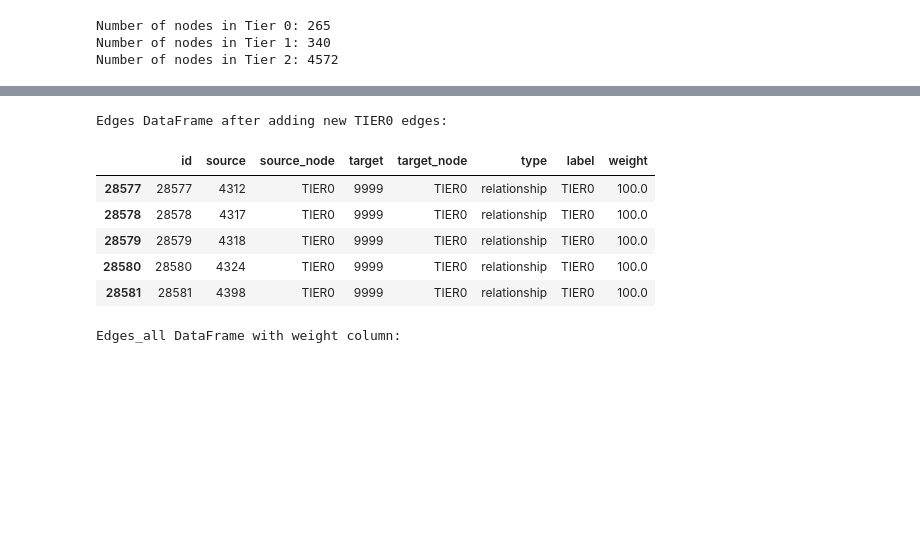
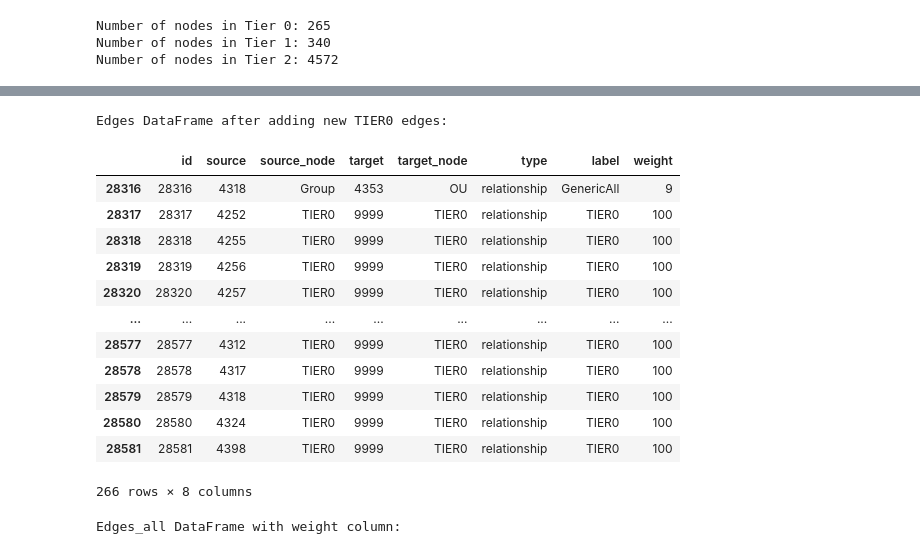
Before and after one commit to markajbell/BH, a Jupyter notebook: Stats_vul_5k.ipynb, the cells around one changed output, grey strips where cells are left out. Cells and saved outputs as stored; diff of their text form; code cells hidden in the pictures; blank space fills up the shorter version.

```diff
--- a/Stats_vul_5k.ipynb
+++ b/Stats_vul_5k.ipynb
@@ -391,0 +343,3 @@ memory usage: 1.5+ MB
+# %%
+edges = edges[:-265]
+edges.tail()
@@ -393,39 +354,47 @@ memory usage: 1.5+ MB
 # prompt: for each value in tier0_node_ids add a new record in edges where start = value and end = new_node_id, label=TIER0,weight=100 id=id+1
 
 # Get the maximum existing edge ID
 max_edge_id = edges['id'].max()
 max_edge_id
+i=1
 new_edges = []
 for i, tier0_id in enumerate(tier0_node_ids):
     new_edge = {
         'type': 'relationship',  # Assuming type is always 'relationship' for edges
         'source': tier0_id,
         'source_node': 'TIER0',
         'target_node': 'TIER0',
         'target': new_node_id,
         'label': 'TIER0',
         'weight': 100,
         'id': max_edge_id + i + 1 # Assign a unique ID
     }
     new_edges.append(new_edge)
 
 # Convert the list of new edges to a DataFrame
 new_edges_df = pd.DataFrame(new_edges)
 
 # Concatenate the new edges DataFrame with the existing edges DataFrame
 edges = pd.concat([edges, new_edges_df], ignore_index=True)
 
 # Display the last few rows to confirm the addition
 print("Edges DataFrame after adding new TIER0 edges:")
-display(edges.tail())
+display(edges.tail(266))
 # %% [output]
 Edges DataFrame after adding new TIER0 edges:
 |  | id | source | source_node | target | target_node | type | label | weight |
-| 28577 | 28577 | 4312 | TIER0 | 9999 | TIER0 | relationship | TIER0 | 100.0 |
-| 28578 | 28578 | 4317 | TIER0 | 9999 | TIER0 | relationship | TIER0 | 100.0 |
-| 28579 | 28579 | 4318 | TIER0 | 9999 | TIER0 | relationship | TIER0 | 100.0 |
-| 28580 | 28580 | 4324 | TIER0 | 9999 | TIER0 | relationship | TIER0 | 100.0 |
-| 28581 | 28581 | 4398 | TIER0 | 9999 | TIER0 | relationship | TIER0 | 100.0 |
+| 28316 | 28316 | 4318 | Group | 4353 | OU | relationship | GenericAll | 9 |
+| 28317 | 28317 | 4252 | TIER0 | 9999 | TIER0 | relationship | TIER0 | 100 |
+| 28318 | 28318 | 4255 | TIER0 | 9999 | TIER0 | relationship | TIER0 | 100 |
+| 28319 | 28319 | 4256 | TIER0 | 9999 | TIER0 | relationship | TIER0 | 100 |
+| 28320 | 28320 | 4257 | TIER0 | 9999 | TIER0 | relationship | TIER0 | 100 |
+| ... | ... | ... | ... | ... | ... | ... | ... | ... |
+| 28577 | 28577 | 4312 | TIER0 | 9999 | TIER0 | relationship | TIER0 | 100 |
+| 28578 | 28578 | 4317 | TIER0 | 9999 | TIER0 | relationship | TIER0 | 100 |
+| 28579 | 28579 | 4318 | TIER0 | 9999 | TIER0 | relationship | TIER0 | 100 |
+| 28580 | 28580 | 4324 | TIER0 | 9999 | TIER0 | relationship | TIER0 | 100 |
+| 28581 | 28581 | 4398 | TIER0 | 9999 | TIER0 | relationship | TIER0 | 100 |
+266 rows × 8 columns
 # %%
 # Apply the weights based on the 'label' column
 
```
Also changed, not shown: parts of 28 cells of this notebook.
